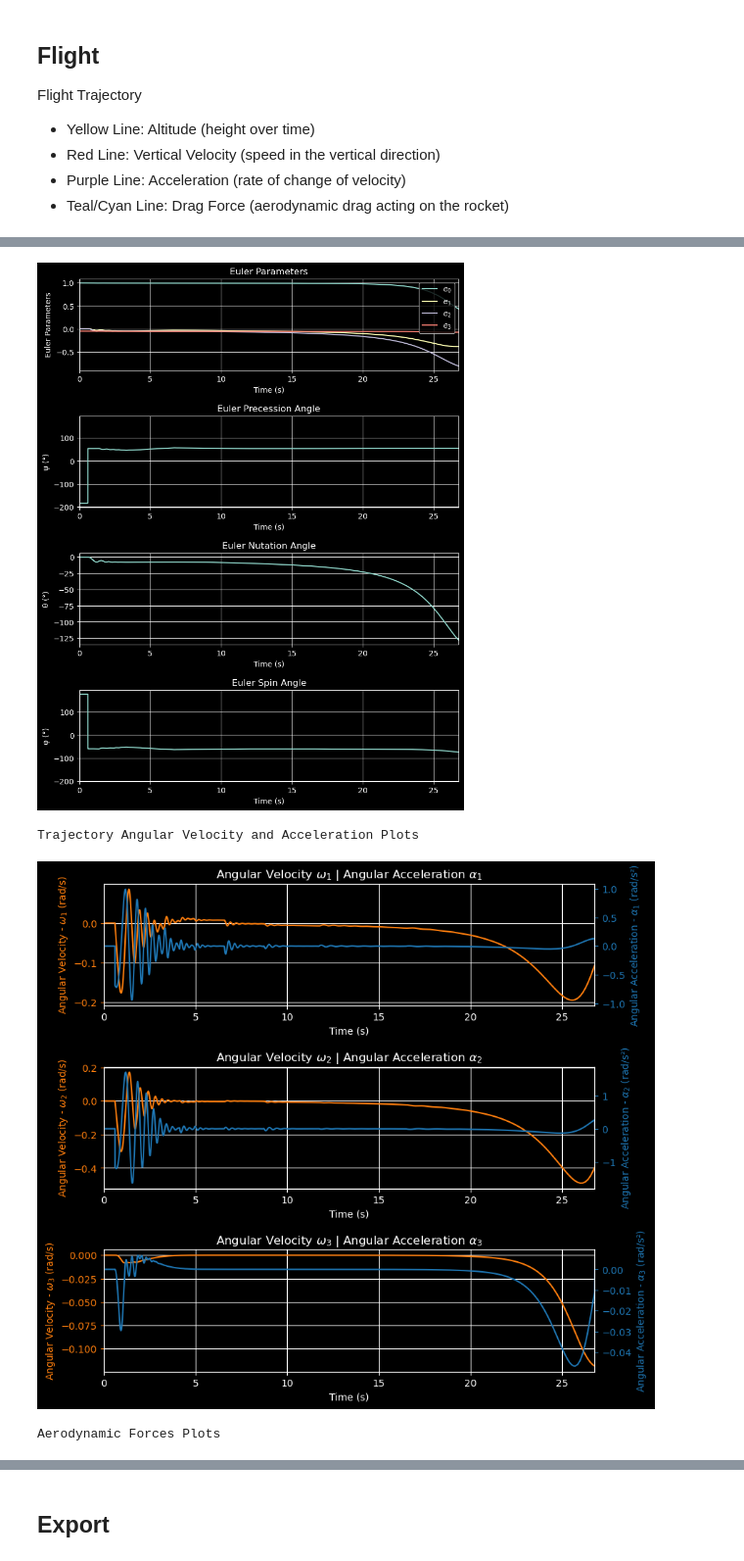
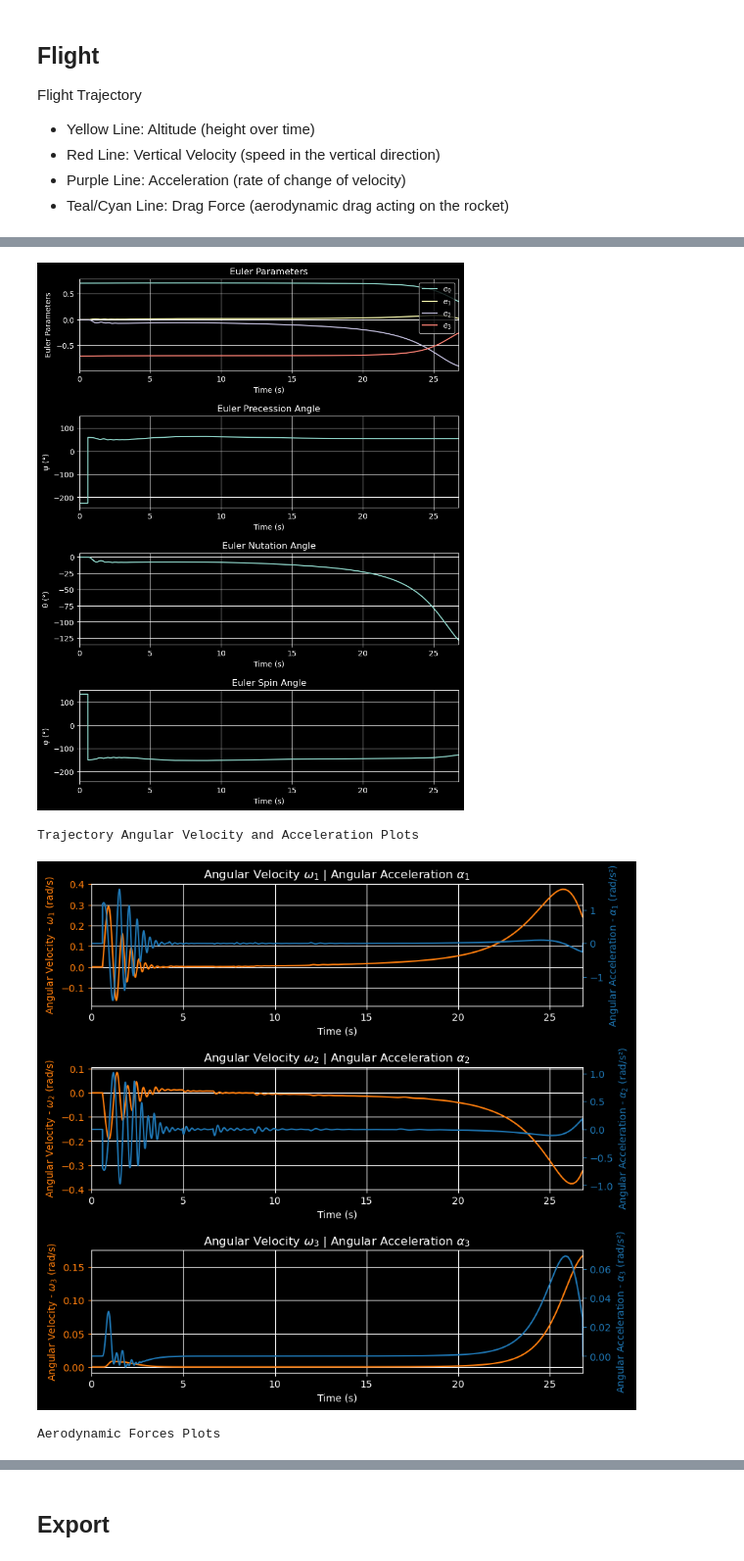
Before and after one commit to ULAS-HiPR/RocketPy, a Jupyter notebook: EuRoC24/Preliminary.ipynb, the cells around one changed output, grey strips where cells are left out. Shown at 98% size. Drawn from its saved outputs; the diff is of its cells as text; code cells hidden in the pictures.

Commit message:
Updated rail params and tail fix

```diff
--- a/EuRoC24/Preliminary.ipynb
+++ b/EuRoC24/Preliminary.ipynb
@@ -145,8 +145,8 @@ fin_set = rocket.add_fins(
 tail = rocket.add_tail(
     top_radius=0.051,  # meters
     bottom_radius=0.0793 / 2,  # meters
-    length=0.07,  # meters
-    position=0.1,  # relative to the rocket nose 181
+    length=0.1,  # meters
+    position=0.1,  # relative to the rocket nose
 )
 # %% [markdown]
 ### 5 - Recovery
@@ -220,7 +220,7 @@ flight = Flight(
     environment=env,
     rail_length=12,  # meters
     inclination=90,  # launch rail (in degrees)
-    heading=6,  # launch rail (in degrees)
+    heading=90,  # launch rail (in degrees)
 )
 flight.all_info()
 # %% [output]
@@ -249,5 +249,5 @@ Angular Position Plots
 Path, Attitude and Lateral Attitude Angle plots
-[figure, old version]
+[figure, new version]
 Trajectory Angular Velocity and Acceleration Plots
-[figure, old version]
+[figure, new version]
 Aerodynamic Forces Plots
```
Also changed, not shown: parts of 3 cells of this notebook.
